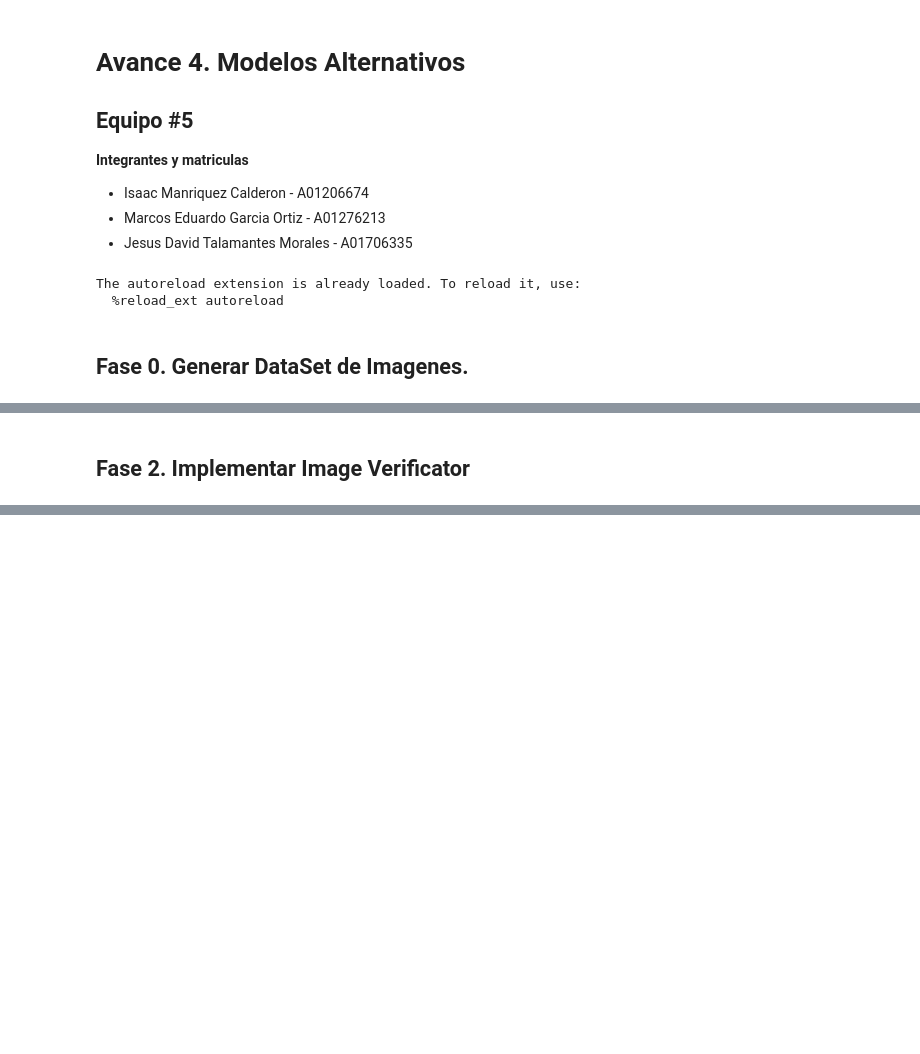
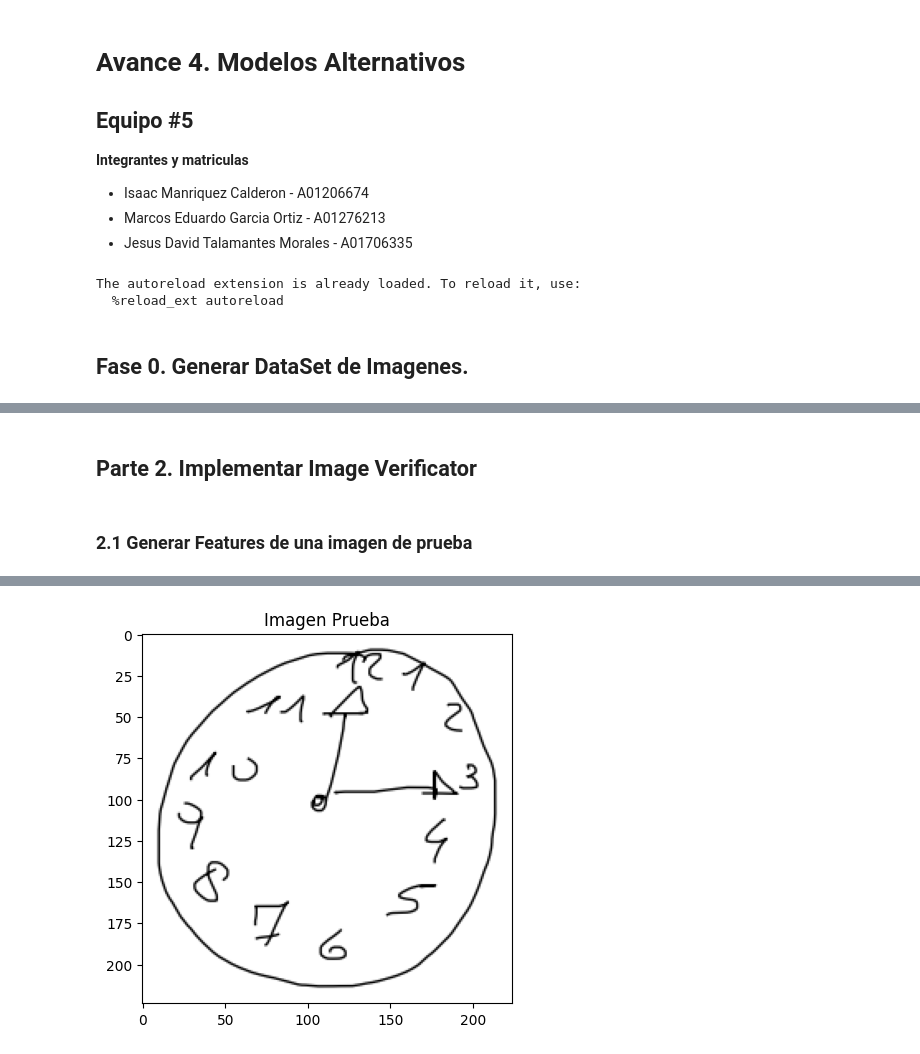
Before and after one commit to isak792/watermarking, a Jupyter notebook: notebooks/Avance4.5Equipo.ipynb, the cells around one changed output, grey strips where cells are left out. Cells and saved outputs as stored; diff of their text form; code cells hidden in the pictures; blank space fills up the shorter version.

```diff
--- a/notebooks/Avance4.5Equipo.ipynb
+++ b/notebooks/Avance4.5Equipo.ipynb
@@ -278,5 +269,7 @@ Valores Master Share: [1, 1, 1, 0, 0, 1, 0, 0, 0, 1, 0, 1, 0, 1, 1, 0]
 # %% [markdown]
-## Fase 2. Implementar Image Verificator
+## Parte 2. Implementar Image Verificator
+# %% [markdown]
+### 2.1 Generar Features de una imagen de prueba
 # %%
 # Utilizamos el mismo modelo de toma de Features.
 
@@ -290,6 +283,9 @@ print('Imagen a Usar', image_path)
 
 # Cargamos la imagen en el modelo para generar sus features.
 img = image.load_img(image_path, target_size=(224, 224)) # ResNet input size
+plt.imshow(img) # Mostrar imagen
+plt.title("Imagen Prueba")
+
 x = image.img_to_array(img)
 x = np.expand_dims(x, axis=0)  # Create a batch (batch size 1)
 x = preprocess_input(x)
@@ -302,3 +298,4 @@ Imagen a Usar DataSet/task0_user_42.png
+[figure, added]
 # %%
 # Filtrado del Vector Features a Binario
 features[features > 0] = 1
```
Also changed, not shown: parts of 64 cells of this notebook, 3 other files.
